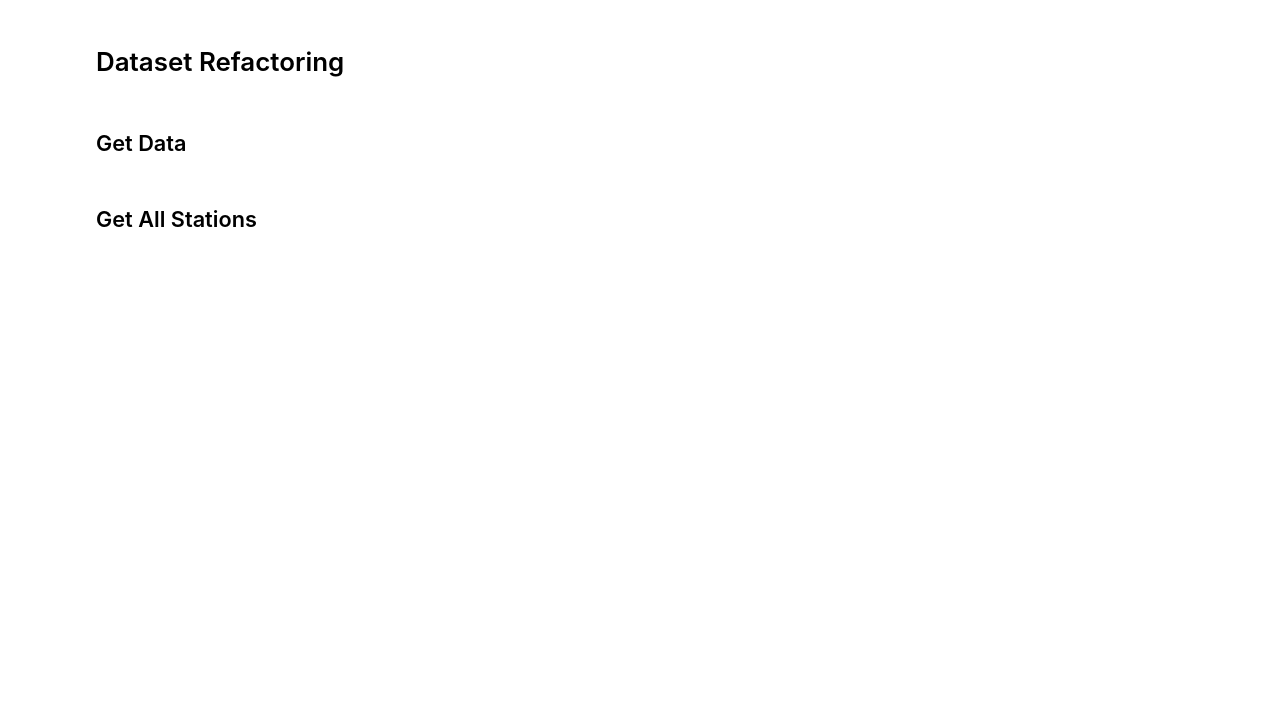
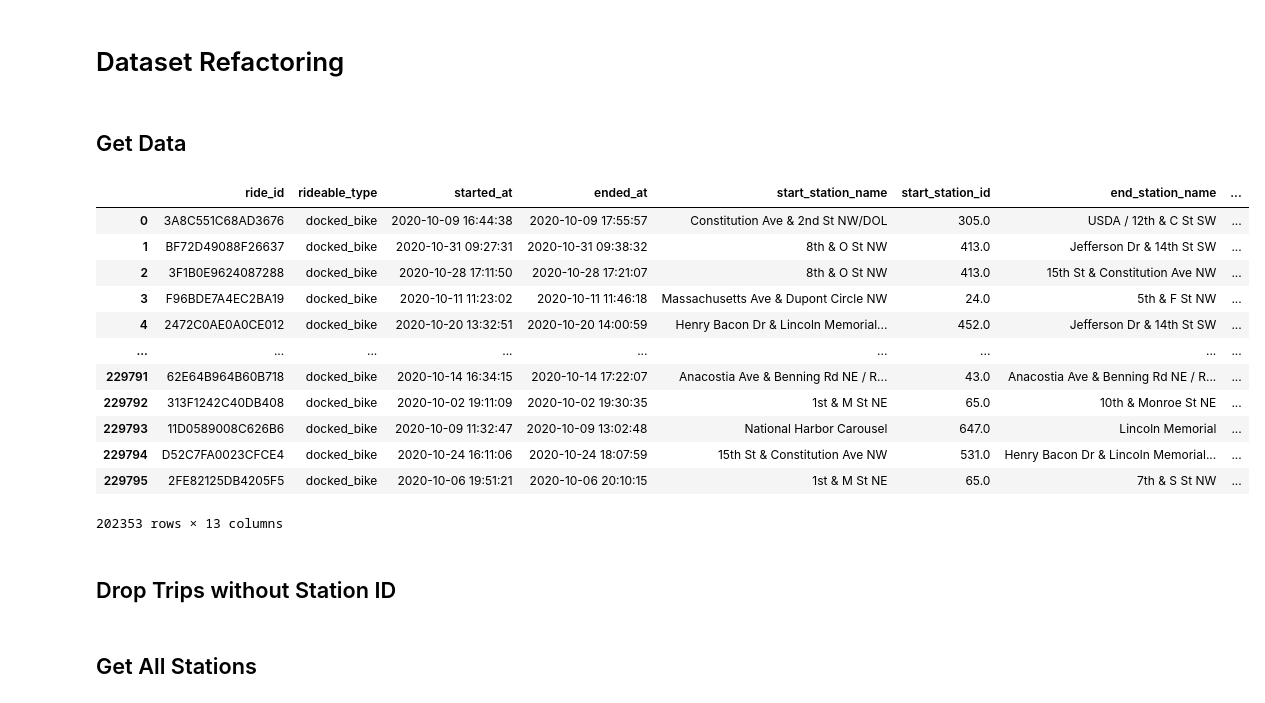
Before and after one commit to FlipGoncalves/BikeSharingDeepLearning, a Jupyter notebook: datasetRefactor.ipynb, the cells around one changed output. Cells and saved outputs as stored; diff of their text form; code cells hidden in the pictures; blank space fills up the shorter version.

```diff
--- a/datasetRefactor.ipynb
+++ b/datasetRefactor.ipynb
@@ -10,6 +13,24 @@ from datetime import datetime
 # %%
 filename = "./Dataset/202010-capitalbikeshare-tripdata/202010-capitalbikeshare-tripdata.csv"
 data = pd.read_csv(filename)
+data = data.dropna()
+data
+# %% [output]
+|  | ride_id | rideable_type | started_at | ended_at | start_station_name | start_station_id | end_station_name | ... |
+| 0 | 3A8C551C68AD3676 | docked_bike | 2020-10-09 16:44:38 | 2020-10-09 17:55:57 | Constitution Ave & 2nd St NW/DOL | 305.0 | USDA / 12th & C St SW | ... |
+| 1 | BF72D49088F26637 | docked_bike | 2020-10-31 09:27:31 | 2020-10-31 09:38:32 | 8th & O St NW | 413.0 | Jefferson Dr & 14th St SW | ... |
+| 2 | 3F1B0E9624087288 | docked_bike | 2020-10-28 17:11:50 | 2020-10-28 17:21:07 | 8th & O St NW | 413.0 | 15th St & Constitution Ave NW | ... |
+| 3 | F96BDE7A4EC2BA19 | docked_bike | 2020-10-11 11:23:02 | 2020-10-11 11:46:18 | Massachusetts Ave & Dupont Circle NW | 24.0 | 5th & F St NW | ... |
+| 4 | 2472C0AE0A0CE012 | docked_bike | 2020-10-20 13:32:51 | 2020-10-20 14:00:59 | Henry Bacon Dr & Lincoln Memorial... | 452.0 | Jefferson Dr & 14th St SW | ... |
+| ... | ... | ... | ... | ... | ... | ... | ... | ... |
+| 229791 | 62E64B964B60B718 | docked_bike | 2020-10-14 16:34:15 | 2020-10-14 17:22:07 | Anacostia Ave & Benning Rd NE / R... | 43.0 | Anacostia Ave & Benning Rd NE / R... | ... |
+| 229792 | 313F1242C40DB408 | docked_bike | 2020-10-02 19:11:09 | 2020-10-02 19:30:35 | 1st & M St NE | 65.0 | 10th & Monroe St NE | ... |
+| 229793 | 11D0589008C626B6 | docked_bike | 2020-10-09 11:32:47 | 2020-10-09 13:02:48 | National Harbor Carousel | 647.0 | Lincoln Memorial | ... |
+| 229794 | D52C7FA0023CFCE4 | docked_bike | 2020-10-24 16:11:06 | 2020-10-24 18:07:59 | 15th St & Constitution Ave NW | 531.0 | Henry Bacon Dr & Lincoln Memorial... | ... |
+| 229795 | 2FE82125DB4205F5 | docked_bike | 2020-10-06 19:51:21 | 2020-10-06 20:10:15 | 1st & M St NE | 65.0 | 7th & S St NW | ... |
+202353 rows × 13 columns
+# %% [markdown]
+## Drop Trips without Station ID
 # %% [markdown]
 ## Get All Stations
 # %%
```
Also changed, not shown: parts of 11 cells of this notebook.
